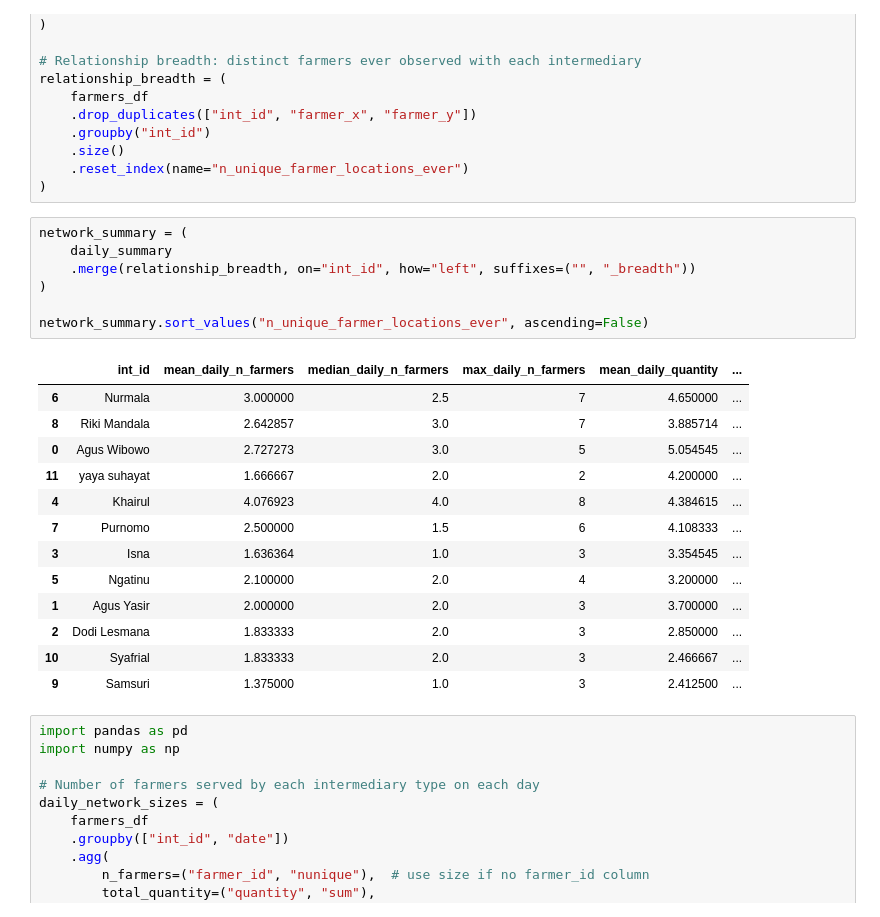
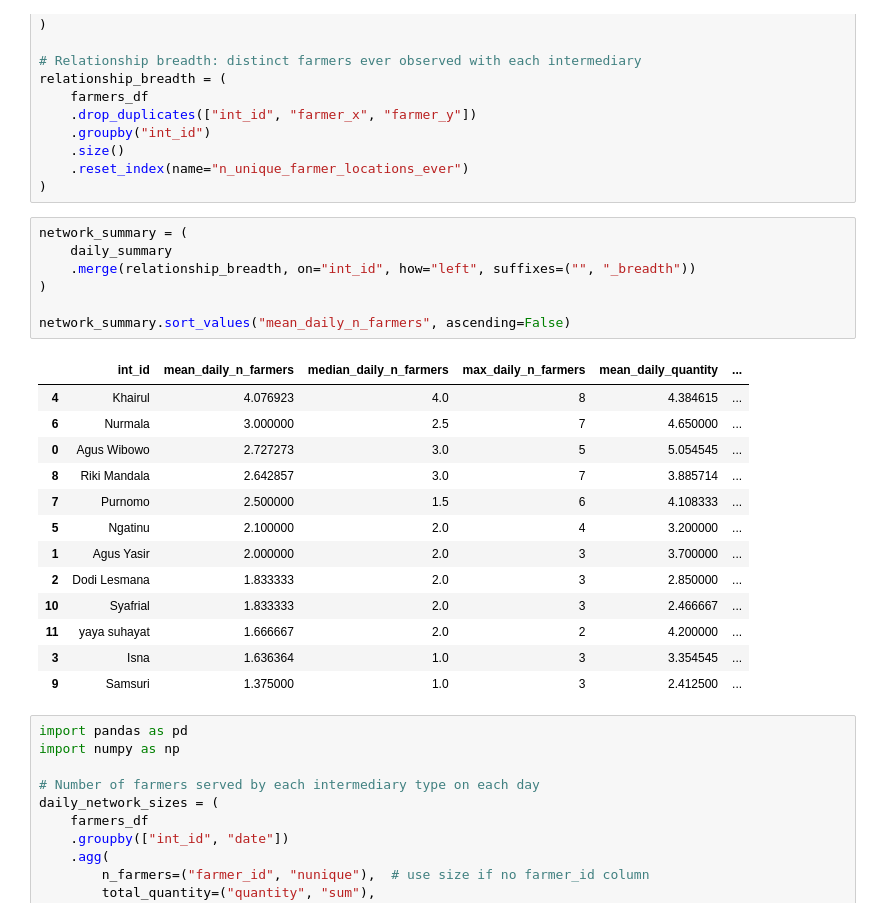
Before and after one commit to nachatjatu/SyntheticInstanceGenerator, a Jupyter notebook: dev.ipynb, the cells around one changed output. Drawn from its saved outputs; the diff is of its cells as text.

```diff
--- a/dev.ipynb
+++ b/dev.ipynb
@@ -59,23 +224,23 @@ relationship_breadth = (
 # %%
 network_summary = (
     daily_summary
     .merge(relationship_breadth, on="int_id", how="left", suffixes=("", "_breadth"))
 )
 
-network_summary.sort_values("n_unique_farmer_locations_ever", ascending=False)
+network_summary.sort_values("mean_daily_n_farmers", ascending=False)
 # %% [output]
 |  | int_id | mean_daily_n_farmers | median_daily_n_farmers | max_daily_n_farmers | mean_daily_quantity | ... |
+| 4 | Khairul | 4.076923 | 4.0 | 8 | 4.384615 | ... |
 | 6 | Nurmala | 3.000000 | 2.5 | 7 | 4.650000 | ... |
+| 0 | Agus Wibowo | 2.727273 | 3.0 | 5 | 5.054545 | ... |
 | 8 | Riki Mandala | 2.642857 | 3.0 | 7 | 3.885714 | ... |
-| 0 | Agus Wibowo | 2.727273 | 3.0 | 5 | 5.054545 | ... |
-| 11 | yaya suhayat | 1.666667 | 2.0 | 2 | 4.200000 | ... |
-| 4 | Khairul | 4.076923 | 4.0 | 8 | 4.384615 | ... |
 | 7 | Purnomo | 2.500000 | 1.5 | 6 | 4.108333 | ... |
-| 3 | Isna | 1.636364 | 1.0 | 3 | 3.354545 | ... |
 | 5 | Ngatinu | 2.100000 | 2.0 | 4 | 3.200000 | ... |
 | 1 | Agus Yasir | 2.000000 | 2.0 | 3 | 3.700000 | ... |
 | 2 | Dodi Lesmana | 1.833333 | 2.0 | 3 | 2.850000 | ... |
 | 10 | Syafrial | 1.833333 | 2.0 | 3 | 2.466667 | ... |
+| 11 | yaya suhayat | 1.666667 | 2.0 | 2 | 4.200000 | ... |
+| 3 | Isna | 1.636364 | 1.0 | 3 | 3.354545 | ... |
 | 9 | Samsuri | 1.375000 | 1.0 | 3 | 2.412500 | ... |
 # %%
 import pandas as pd
```
Also changed, not shown: parts of 7 cells of this notebook, 44 other files.
